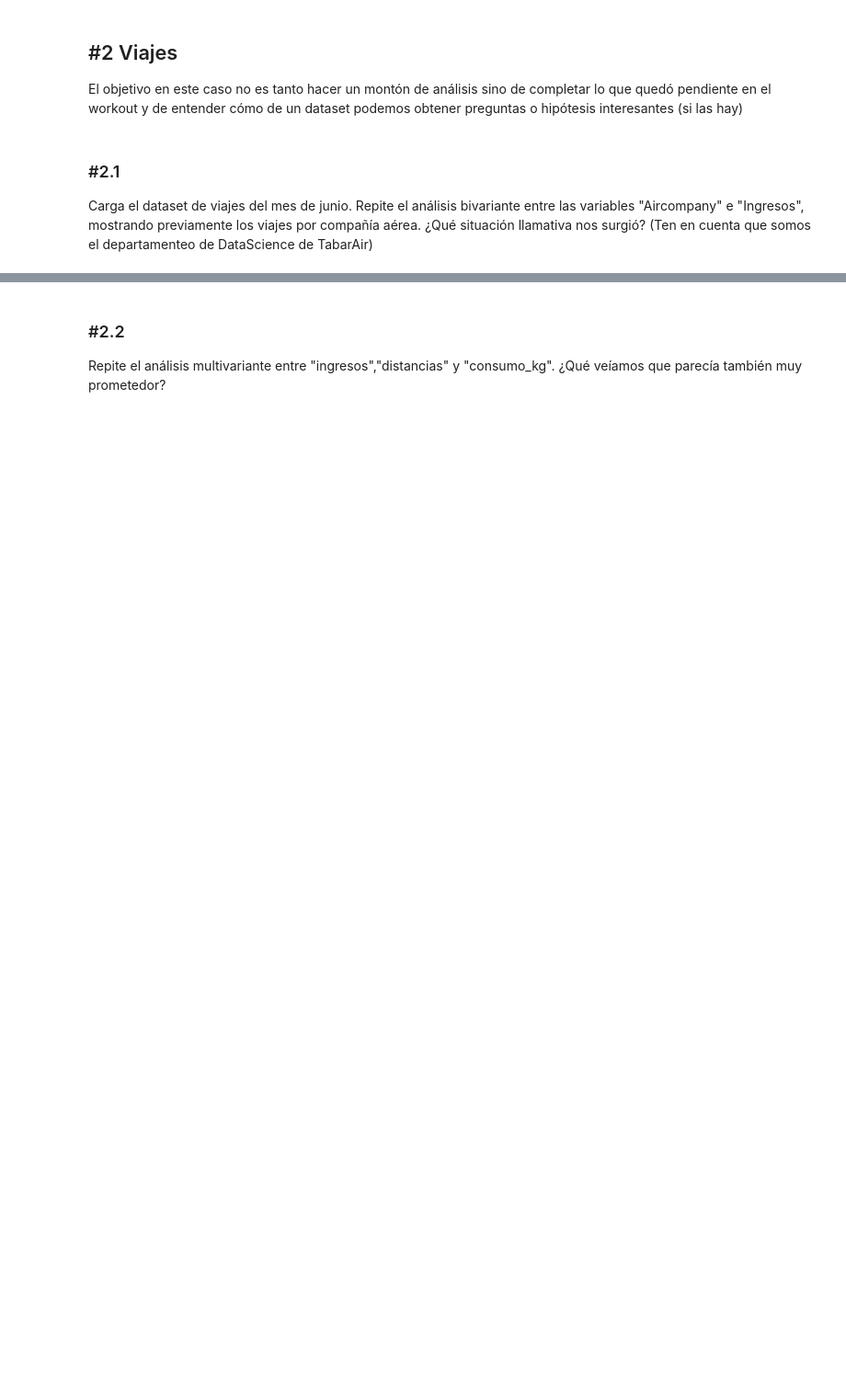
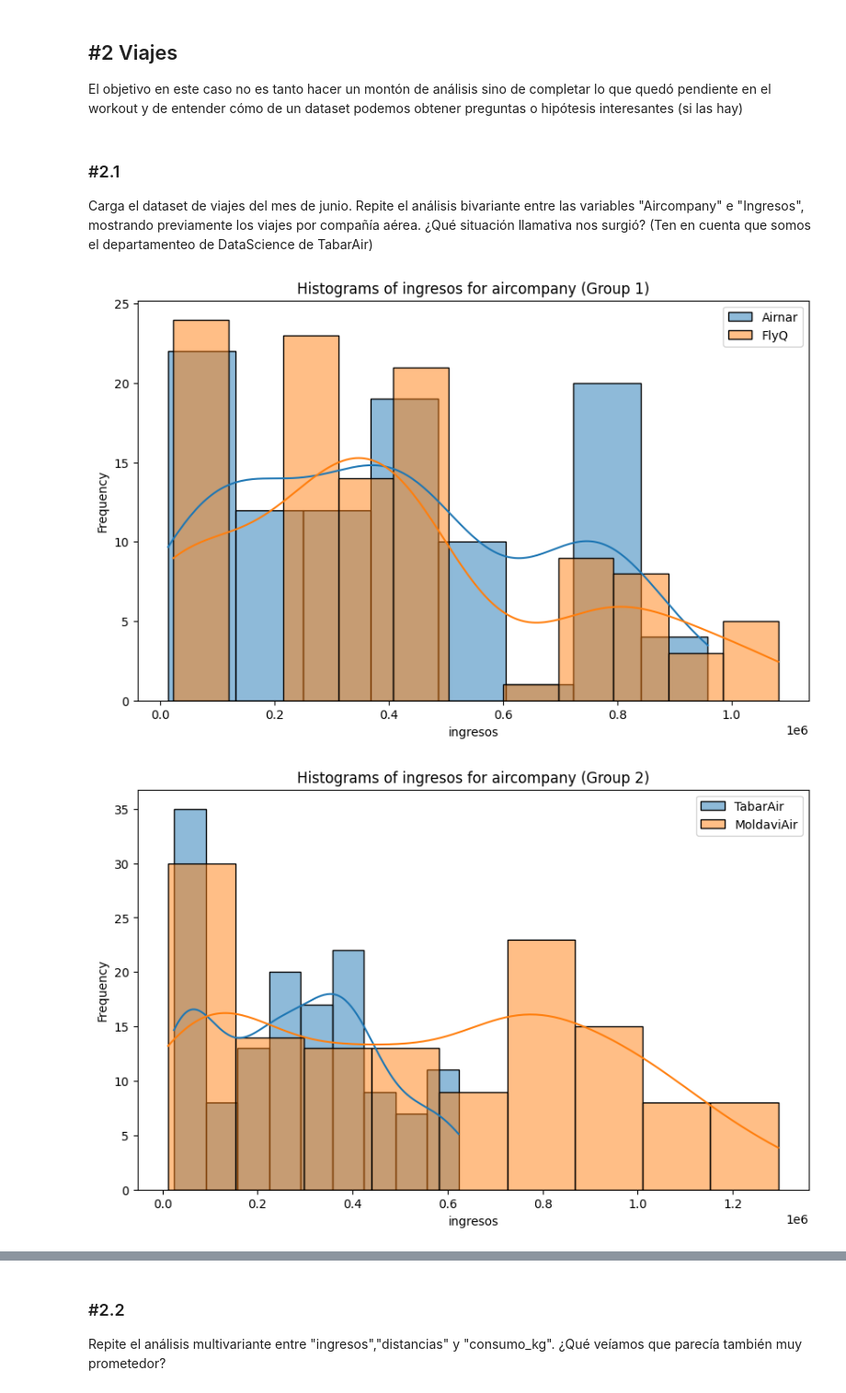
Before and after one commit to PIPM2001/DS_Online_Feb24_Exercises, a Jupyter notebook: 03_Analisis_de_Datos/Sprint_07/Unidad_2/Practica_Obligatoria/18_Practica_Obligatoria_Multivariante.ipynb, the cells around one changed output, grey strips where cells are left out. Shown at 92% size. Drawn from its saved outputs; the diff is of its cells as text; code cells hidden in the pictures; blank space fills up the shorter version.

```diff
--- a/03_Analisis_de_Datos/Sprint_07/Unidad_2/Practica_Obligatoria/18_Practica_Obligatoria_Multivariante.ipynb
+++ b/03_Analisis_de_Datos/Sprint_07/Unidad_2/Practica_Obligatoria/18_Practica_Obligatoria_Multivariante.ipynb
@@ -413,3 +460,10 @@ El objetivo en este caso no es tanto hacer un montón de análisis sino de compl
 ### #2.1
 
 Carga el dataset de viajes del mes de junio. Repite el análisis bivariante entre las variables "Aircompany" e "Ingresos", mostrando previamente los viajes por compañía aérea. ¿Qué situación llamativa nos surgió? (Ten en cuenta que somos el departamenteo de DataScience de TabarAir)
+# %%
+df_air_jun = pd.read_csv("./data/dataset_viajes_jun23.csv")
+# %%
+plot_grouped_histograms(df_air_jun, "aircompany","ingresos",group_size= 2)
+# %% [output]
+[figure, added]
+[figure, added]
```
Also changed, not shown: parts of 15 cells of this notebook.
